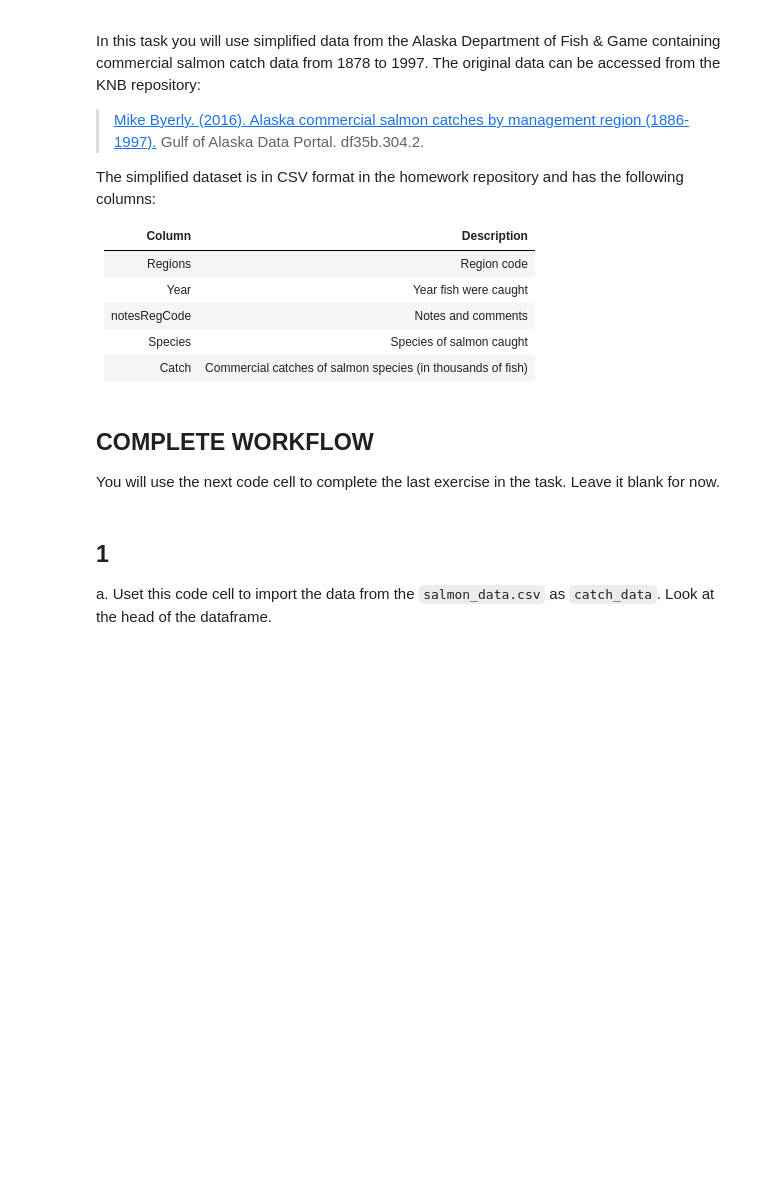
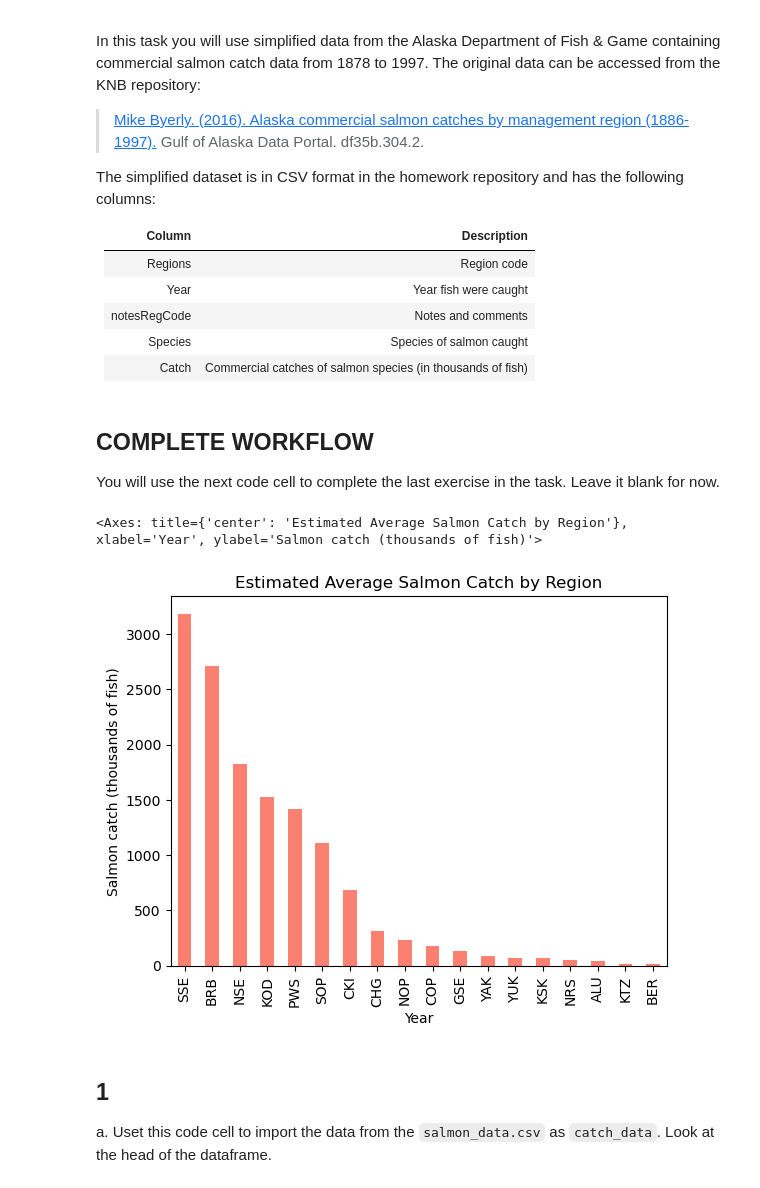
Before and after one commit to IsabellaSegarra/eds220-hwk2, a Jupyter notebook: task2/hwk2-task2-salmon.ipynb, the cells around one changed output. Cells and saved outputs as stored; diff of their text form; code cells hidden in the pictures; blank space fills up the shorter version.

```diff
--- a/task2/hwk2-task2-salmon.ipynb
+++ b/task2/hwk2-task2-salmon.ipynb
@@ -53,3 +51,35 @@ You will use the next code cell to complete the last exercise in the task. Leave
+# %%
+# FINAL CODE
+import pandas as pd
+'''
+Read in Salmon Catch data
+'''
+catch_data = pd.read_csv('data/salmon_data.csv')
+
+# Data wrangling
+
+# Drop the 'notesRegCode' column
+catch_data = catch_data.drop(columns = 'notesRegCode')
+
+# Replace 'I' with '1' in the 'Catch' column and convert to 'int64'
+catch_data['Catch'] = catch_data['Catch'].replace("I", "1").astype('int64')
+
+# Group the 'catch_data' by 'Region' and calculate the mean of the 'Catch' column
+avg_region = catch_data.groupby('Region')['Catch'].mean()
+
+# Plot the 'avg_region' dataframe
+avg_region.sort_values(ascending=False).plot(
+    kind='bar',
+    x='Year',
+    y='Catch',
+    title='Estimated Average Salmon Catch by Region',
+    xlabel='Year',
+    ylabel='Salmon catch (thousands of fish)',
+    color='#FA8072'
+)
+# %% [output]
+<Axes: title={'center': 'Estimated Average Salmon Catch by Region'}, xlabel='Year', ylabel='Salmon catch (thousands of fish)'>
+[figure, added]
 # %% [markdown]
 ## 1
 
```
Also changed, not shown: parts of 22 cells of this notebook.
